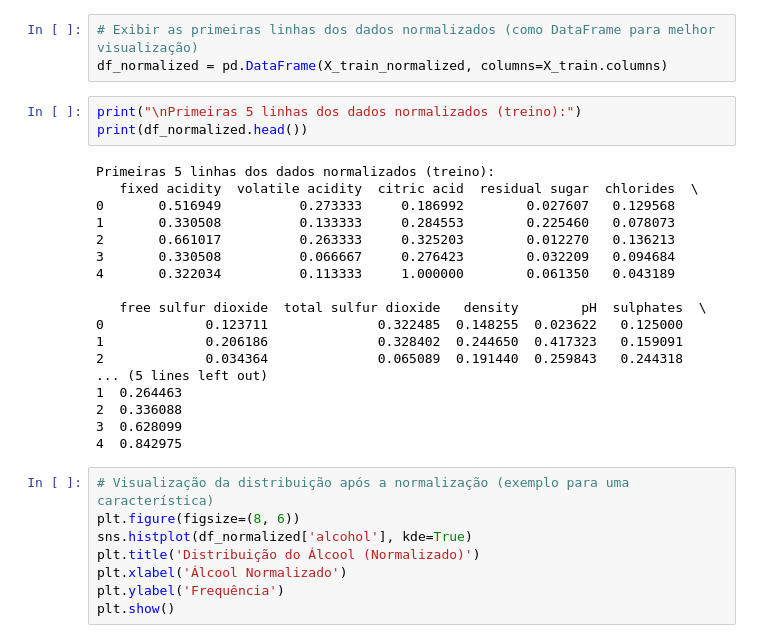
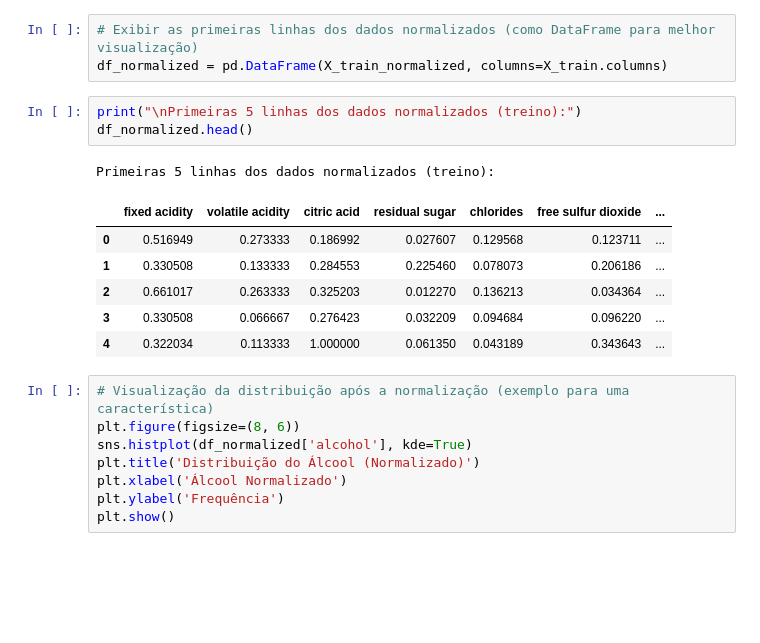
Before and after one commit to veiberlim/wine-quality-analysis, a Jupyter notebook: Aldenir_Veibes_Análise_de_Dados_e_Boas_Práticas_(40530010055_20250_01).ipynb, the cells around one changed output. Drawn from its saved outputs; the diff is of its cells as text; blank space fills up the shorter version.

```diff
--- a/Aldenir_Veibes_Análise_de_Dados_e_Boas_Práticas_(40530010055_20250_01).ipynb
+++ b/Aldenir_Veibes_Análise_de_Dados_e_Boas_Práticas_(40530010055_20250_01).ipynb
@@ -385,25 +383,15 @@ X_test_normalized = scaler_norm.transform(X_test)
 df_normalized = pd.DataFrame(X_train_normalized, columns=X_train.columns)
 # %%
 print("\nPrimeiras 5 linhas dos dados normalizados (treino):")
-print(df_normalized.head())
+df_normalized.head()
 # %% [output]
 Primeiras 5 linhas dos dados normalizados (treino):
-   fixed acidity  volatile acidity  citric acid  residual sugar  chlorides  \
-0       0.516949          0.273333     0.186992        0.027607   0.129568
-1       0.330508          0.133333     0.284553        0.225460   0.078073
-2       0.661017          0.263333     0.325203        0.012270   0.136213
-3       0.330508          0.066667     0.276423        0.032209   0.094684
-4       0.322034          0.113333     1.000000        0.061350   0.043189
-
-   free sulfur dioxide  total sulfur dioxide   density        pH  sulphates  \
-0             0.123711              0.322485  0.148255  0.023622   0.125000
-1             0.206186              0.328402  0.244650  0.417323   0.159091
-2             0.034364              0.065089  0.191440  0.259843   0.244318
-... (5 lines left out)
-1  0.264463
-2  0.336088
-3  0.628099
-4  0.842975
+|  | fixed acidity | volatile acidity | citric acid | residual sugar | chlorides | free sulfur dioxide | ... |
+| 0 | 0.516949 | 0.273333 | 0.186992 | 0.027607 | 0.129568 | 0.123711 | ... |
+| 1 | 0.330508 | 0.133333 | 0.284553 | 0.225460 | 0.078073 | 0.206186 | ... |
+| 2 | 0.661017 | 0.263333 | 0.325203 | 0.012270 | 0.136213 | 0.034364 | ... |
+| 3 | 0.330508 | 0.066667 | 0.276423 | 0.032209 | 0.094684 | 0.096220 | ... |
+| 4 | 0.322034 | 0.113333 | 1.000000 | 0.061350 | 0.043189 | 0.343643 | ... |
 # %%
 # Visualização da distribuição após a normalização (exemplo para uma característica)
 plt.figure(figsize=(8, 6))
```
Also changed, not shown: parts of 4 cells of this notebook, 1 other file.
